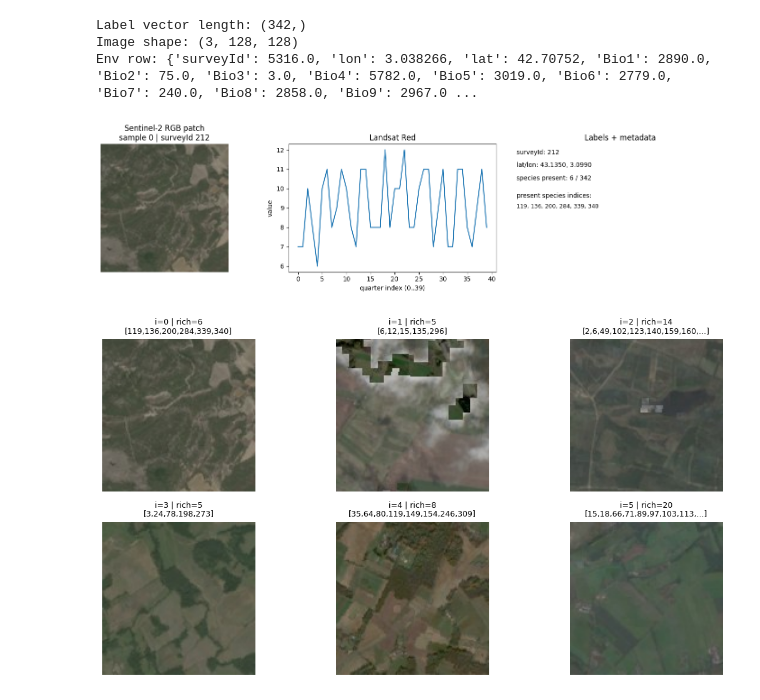
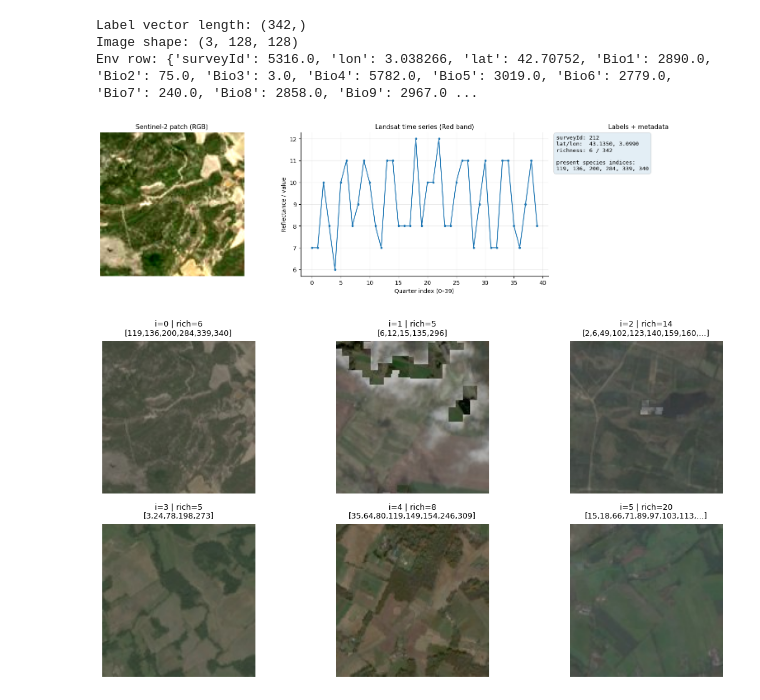
Before and after one commit to AaronDinesh/IPEO-2025, a Jupyter notebook: class_imbalances.ipynb, the cells around one changed output. Drawn from its saved outputs; the diff is of its cells as text; code cells hidden in the pictures.

```diff
--- a/class_imbalances.ipynb
+++ b/class_imbalances.ipynb
@@ -234,70 +267,81 @@ Label vector length: (342,)
 Image shape: (3, 128, 128)
 Env row: {'surveyId': 5316.0, 'lon': 3.038266, 'lat': 42.70752, 'Bio1': 2890.0, 'Bio2': 75.0, 'Bio3': 3.0, 'Bio4': 5782.0, 'Bio5': 3019.0, 'Bio6': 2779.0, 'Bio7': 240.0, 'Bio8': 2858.0, 'Bio9': 2967.0 ...
 # %%
-
 red_cols = cols_for("red")
 
 # Build surveyId + row index maps
 env_ids = env["surveyId"].astype(int).to_numpy()
 ts_ids  = ts["surveyId"].astype(int).to_numpy()
-
 env_map = {sid: idx for idx, sid in enumerate(env_ids)}
 ts_map  = {sid: idx for idx, sid in enumerate(ts_ids)}
 
 i = 0
 survey_id = int(env_ids[i])
 
-# Find matching rows
 env_i = env_map.get(survey_id, None)
 ts_i  = ts_map.get(survey_id, None)
-
 if env_i is None or ts_i is None:
     raise ValueError(f"surveyId {survey_id} not found in env or ts.")
 
 img = chw_to_hwc(X_img[i])
+
+img_disp = img.astype(float)
+lo, hi = np.percentile(img_disp, (2, 98))
+img_disp = np.clip((img_disp - lo) / (hi - lo + 1e-8), 0, 1)
 
 present = np.where(Y[i] == 1)[0]
 richness = int(present.size)
 
 K = 25
 present_str = ", ".join(map(str, present[:K]))
 if richness > K:
     present_str += ", ..."
 
-# Red landsat
 red = ts.iloc[ts_i][red_cols].to_numpy(dtype=float)
+t = np.arange(len(red))
 
-fig = plt.figure(figsize=(15, 4))
+lat = float(env.iloc[env_i]["lat"])
+lon = float(env.iloc[env_i]["lon"])
 
-ax1 = plt.subplot(1, 3, 1)
-ax1.imshow(img)
-ax1.set_title(f"Sentinel-2 RGB patch\nsample {i} | surveyId {survey_id}")
+fig, (ax1, ax2, ax3) = plt.subplots(
+    1, 3, figsize=(16, 4.2), constrained_layout=True,
+    gridspec_kw={"width_ratios": [1.1, 1.3, 0.9]}
+)
+
+# --- Image ---
+ax1.imshow(img_disp)
+ax1.set_title("Sentinel-2 patch (RGB)", fontsize=11)
 ax1.axis("off")
 
-ax2 = plt.subplot(1, 3, 2)
-ax2.plot(np.arange(len(red)), red)
-ax2.set_title("Landsat Red")
-ax2.set_xlabel("quarter index (0..39)")
-ax2.set_ylabel("value")
+# --- Time series ---
+ax2.plot(t, red, marker="o", markersize=3, linewidth=1.5)
+ax2.set_title("Landsat time series (Red band)", fontsize=11)
+ax2.set_xlabel("Quarter index (0–39)")
+ax2.set_ylabel("Reflectance / value")
+ax2.grid(True, alpha=0.25)
+ax2.spines["top"].set_visible(False)
+ax2.spines["right"].set_visible(False)
 
-ax3 = plt.subplot(1, 3, 3)
+# --- Metadata card ---
 ax3.axis("off")
-ax3.set_title("Labels + metadata")
+ax3.set_title("Labels + metadata", fontsize=11)
 
-lat = env.iloc[env_i]["lat"]
-lon = env.iloc[env_i]["lon"]
+meta_txt = (
+    f"surveyId: {survey_id}\n"
+    f"lat/lon:  {lat:.4f}, {lon:.4f}\n"
+    f"richness: {richness} / 342\n\n"
+    f"present species indices:\n{present_str}"
+)
 
-ax3.text(0, 0.92, f"surveyId: {survey_id}", fontsize=10)
-ax3.text(0, 0.82, f"lat/lon: {lat:.4f}, {lon:.4f}", fontsize=10)
-ax3.text(0, 0.72, f"species present: {richness} / 342", fontsize=10)
+ax3.text(
+    0.02, 0.98, meta_txt, va="top", ha="left",
+    fontsize=9.5, family="monospace",
+    bbox=dict(boxstyle="round,pad=0.45", alpha=0.12)
+)
 
-ax3.text(0, 0.58, "present species indices:", fontsize=10)
-ax3.text(0, 0.50, present_str, fontsize=9, wrap=True)
-
-plt.tight_layout()
 plt.show()
 # %% [output]
-[figure, old version]
+[figure, new version]
 # %%
 
 def show_samples(idxs, K=10):
```
Also changed, not shown: parts of 17 cells of this notebook.
